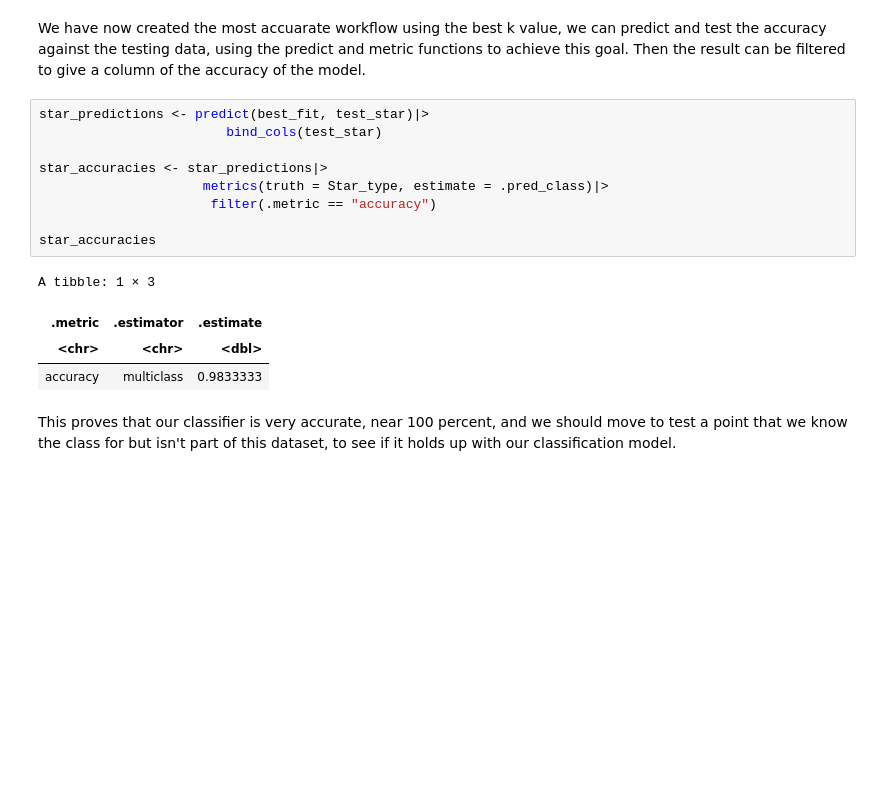
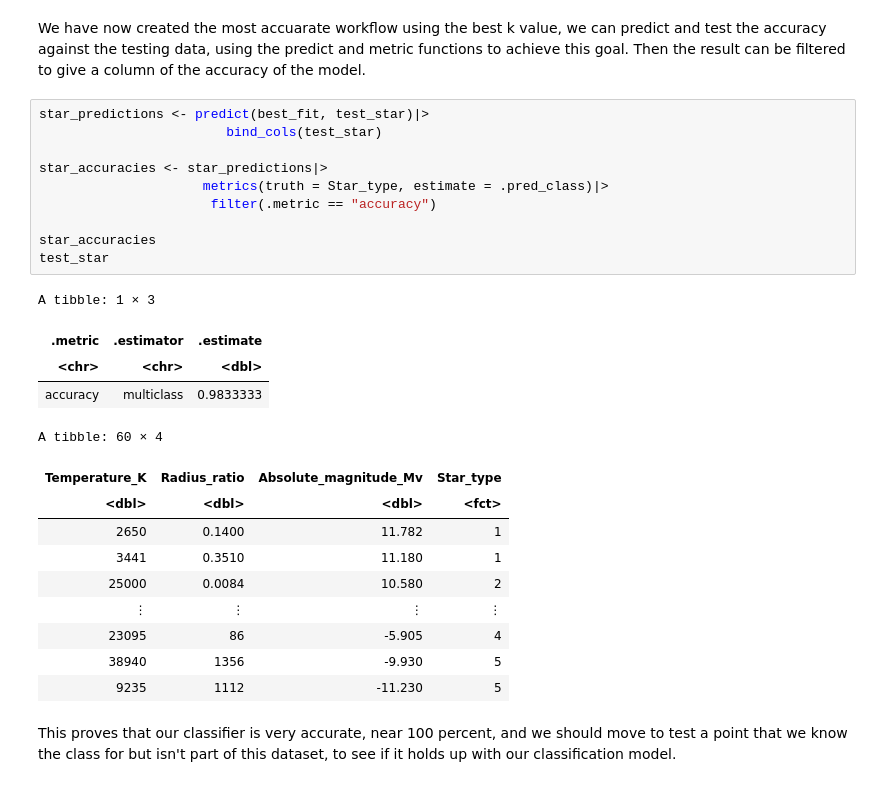
Before and after one commit to zackpeachell/DSCI_100_008_05_project, a Jupyter notebook: GROUP_PROJECT.ipynb, the cells around one changed output. Drawn from its saved outputs; the diff is of its cells as text; blank space fills up the shorter version.

```diff
--- a/GROUP_PROJECT.ipynb
+++ b/GROUP_PROJECT.ipynb
@@ -242,16 +263,27 @@ We have now created the most accuarate workflow using the best k value, we can p
 # %%
 star_predictions <- predict(best_fit, test_star)|>
                         bind_cols(test_star)
 
 star_accuracies <- star_predictions|>
                      metrics(truth = Star_type, estimate = .pred_class)|>
                       filter(.metric == "accuracy")
 
 star_accuracies
+test_star
 # %% [output]
 A tibble: 1 × 3
 | .metric | .estimator | .estimate |
 | <chr> | <chr> | <dbl> |
 | accuracy | multiclass | 0.9833333 |
+A tibble: 60 × 4
+| Temperature_K | Radius_ratio | Absolute_magnitude_Mv | Star_type |
+| <dbl> | <dbl> | <dbl> | <fct> |
+| 2650 | 0.1400 | 11.782 | 1 |
+| 3441 | 0.3510 | 11.180 | 1 |
+| 25000 | 0.0084 | 10.580 | 2 |
+| ⋮ | ⋮ | ⋮ | ⋮ |
+| 23095 | 86 | -5.905 | 4 |
+| 38940 | 1356 | -9.930 | 5 |
+| 9235 | 1112 | -11.230 | 5 |
 # %% [markdown]
 This proves that our classifier is very accurate, near 100 percent, and we should move to test a point that we know the class for but isn't part of this dataset, to see if it holds up with our classification model.
```
Also changed, not shown: parts of 5 cells of this notebook.
